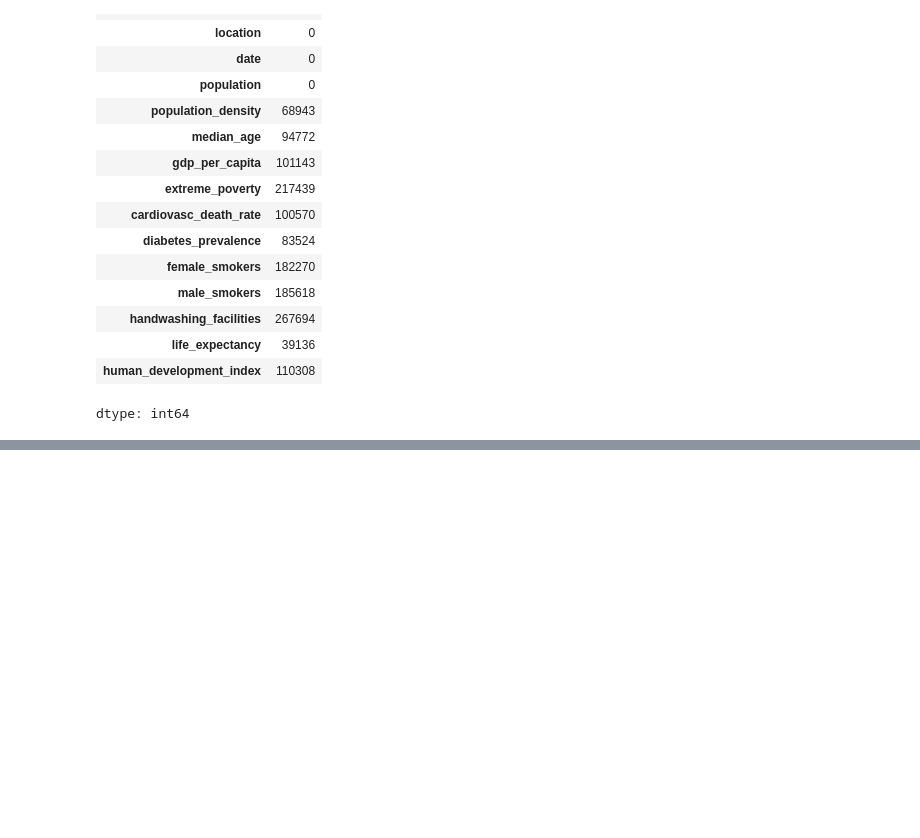
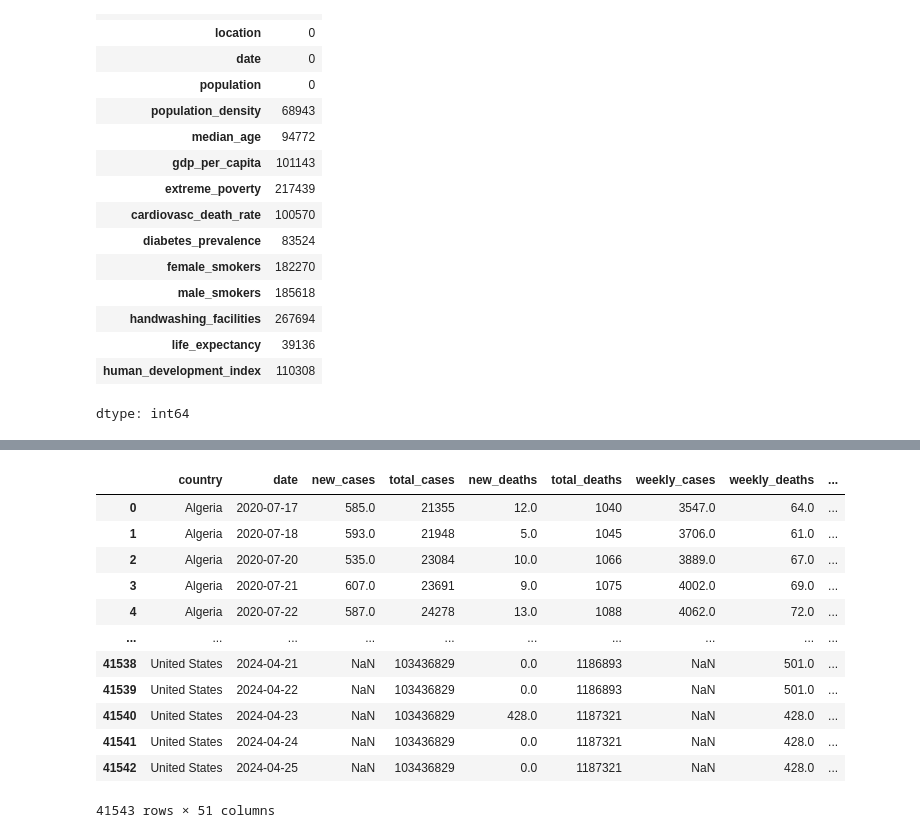
Before and after one commit to ArunKrishnan09/Covid-Analysis, a Jupyter notebook: Covid_analysis.ipynb, the cells around one changed output, grey strips where cells are left out. Saved outputs shown, nothing was run; the diff lists cells and outputs as text; code cells hidden in the pictures; blank space fills up the shorter version.

```diff
--- a/Covid_analysis.ipynb
+++ b/Covid_analysis.ipynb
@@ -154,4 +155,4 @@ values = {}
 for col in hospital.columns:
   if col != "country" and col != "date" and col != "country_code":
     values[col] = hospital[col].median()
-hospital.fillna(value=values)
+hospital = hospital.fillna(value=values)
@@ -381,0 +381,3 @@ for country in misc_data["location"].unique():
+# %%
+conn = sqlite3.connect('covid_data.db')
+cursor = conn.cursor()
@@ -381,0 +407,22 @@ for country in misc_data["location"].unique():
+# %%
+pd.read_sql_query("""
+SELECT *
+FROM cases_deaths
+INNER JOIN hospital
+ON cases_deaths.country = hospital.country
+AND cases_deaths.date = hospital.date
+""", conn)
+# %% [output]
+|  | country | date | new_cases | total_cases | new_deaths | total_deaths | weekly_cases | weekly_deaths | ... |
+| 0 | Algeria | 2020-07-17 | 585.0 | 21355 | 12.0 | 1040 | 3547.0 | 64.0 | ... |
+| 1 | Algeria | 2020-07-18 | 593.0 | 21948 | 5.0 | 1045 | 3706.0 | 61.0 | ... |
+| 2 | Algeria | 2020-07-20 | 535.0 | 23084 | 10.0 | 1066 | 3889.0 | 67.0 | ... |
+| 3 | Algeria | 2020-07-21 | 607.0 | 23691 | 9.0 | 1075 | 4002.0 | 69.0 | ... |
+| 4 | Algeria | 2020-07-22 | 587.0 | 24278 | 13.0 | 1088 | 4062.0 | 72.0 | ... |
+| ... | ... | ... | ... | ... | ... | ... | ... | ... | ... |
+| 41538 | United States | 2024-04-21 | NaN | 103436829 | 0.0 | 1186893 | NaN | 501.0 | ... |
+| 41539 | United States | 2024-04-22 | NaN | 103436829 | 0.0 | 1186893 | NaN | 501.0 | ... |
+| 41540 | United States | 2024-04-23 | NaN | 103436829 | 428.0 | 1187321 | NaN | 428.0 | ... |
+| 41541 | United States | 2024-04-24 | NaN | 103436829 | 0.0 | 1187321 | NaN | 428.0 | ... |
+| 41542 | United States | 2024-04-25 | NaN | 103436829 | 0.0 | 1187321 | NaN | 428.0 | ... |
+41543 rows × 51 columns
```
Also changed, not shown: parts of 14 cells of this notebook.
